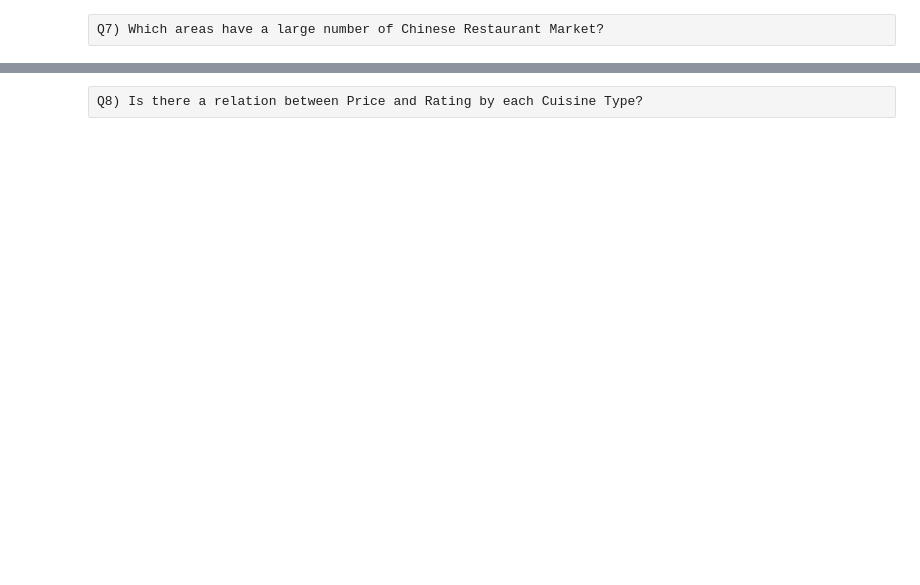
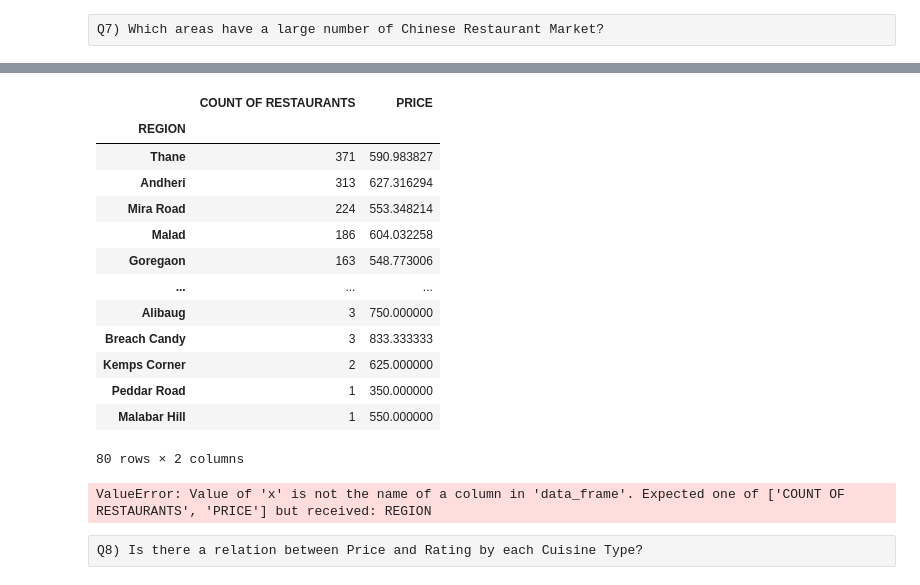
Before and after one commit to eamudha/DATASCIENCE-UNIVARIATE, a Jupyter notebook: Zomato_MUMBAI.ipynb, the cells around one changed output, grey strips where cells are left out. Drawn from its saved outputs; the diff is of its cells as text; code cells hidden in the pictures; blank space fills up the shorter version.

```diff
--- a/Zomato_MUMBAI.ipynb
+++ b/Zomato_MUMBAI.ipynb
@@ -627,4 +602,4 @@ chinese_df
 # %%
 chinese_rest_df = chinese_df.groupby(by='REGION').agg({'NAME' : 'count', 'PRICE' : 'mean'}).rename(columns= {'NAME' : 'COUNT OF RESTAURANTS'})
-chinese_rest_df = chinese_rest_df.sort_values('COUNT OF RESTAURANTS', ascending=False).head(25)
+chinese_rest_df = chinese_rest_df.sort_values('COUNT OF RESTAURANTS', ascending=False)
 chinese_rest_df.head()
@@ -631,6 +614,25 @@ chinese_rest_df.head()
+# %%
+chinese_rest_df
+# %% [output]
+|  | COUNT OF RESTAURANTS | PRICE |
+| REGION |  |  |
+| Thane | 371 | 590.983827 |
+| Andheri | 313 | 627.316294 |
+| Mira Road | 224 | 553.348214 |
+| Malad | 186 | 604.032258 |
+| Goregaon | 163 | 548.773006 |
+| ... | ... | ... |
+| Alibaug | 3 | 750.000000 |
+| Breach Candy | 3 | 833.333333 |
+| Kemps Corner | 2 | 625.000000 |
+| Peddar Road | 1 | 350.000000 |
+| Malabar Hill | 1 | 550.000000 |
+80 rows × 2 columns
 # %%
-fig = px.bar(chinese_rest_df, x='REGION', y='COUNT OF RESTAURANTS', color='PRICE', title= 'No. of Chinese Restaurant by
+fig = px.bar(chinese_rest_df, x='REGION', y='COUNT OF RESTAURANTS', color='PRICE', title= 'No. of Chinese Restaurant by Places')
 fig.show()
+# %% [output]
+ValueError: Value of 'x' is not the name of a column in 'data_frame'. Expected one of ['COUNT OF RESTAURANTS', 'PRICE'] but received: REGION
 # %% [raw]
 Q8) Is there a relation between Price and Rating by each Cuisine Type?
 # %%
```
Also changed, not shown: parts of 25 cells of this notebook, 1 other file.
